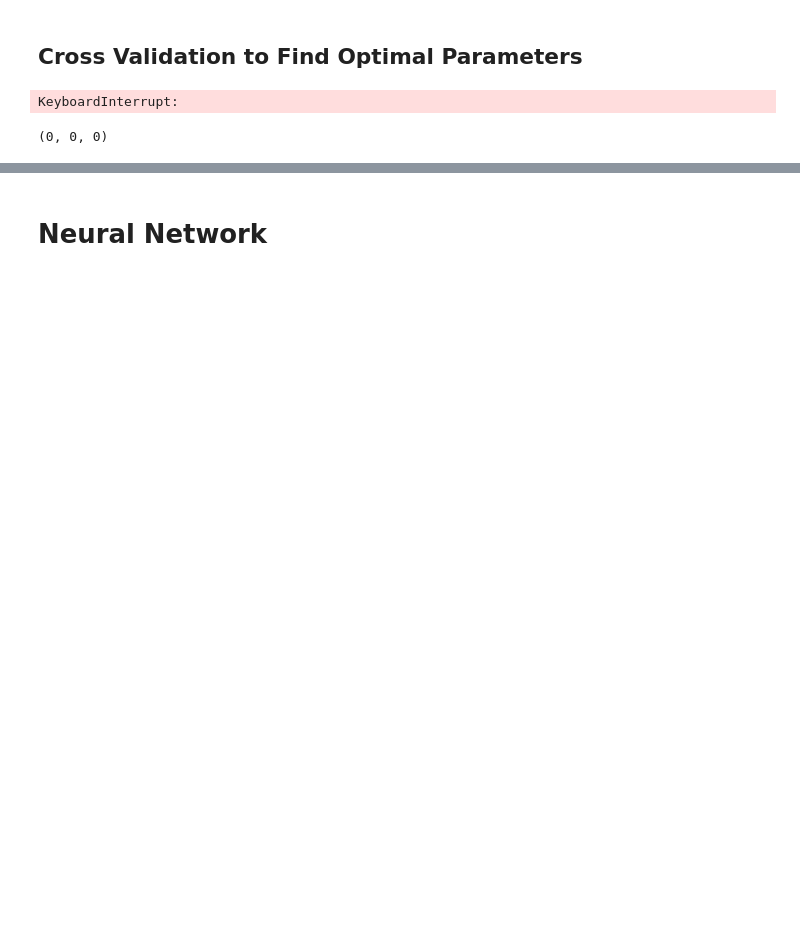
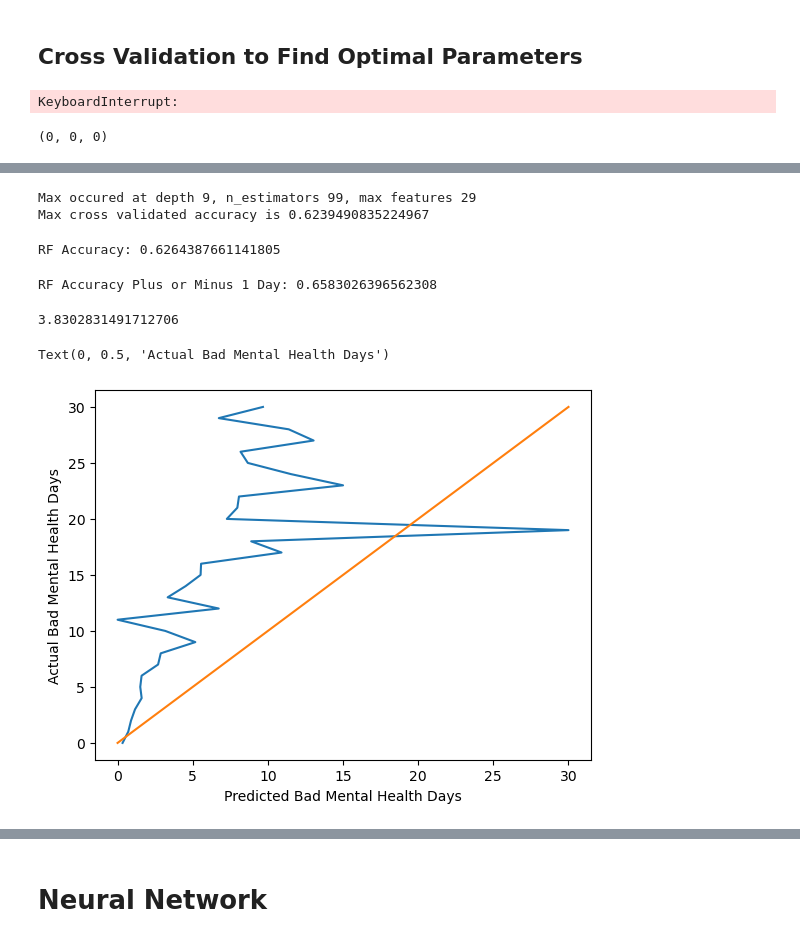
Before and after one commit to beauleblond/baddays, a Jupyter notebook: comparing_models.ipynb, the cells around one changed output, grey strips where cells are left out. Drawn from its saved outputs; the diff is of its cells as text; code cells hidden in the pictures; blank space fills up the shorter version.

```diff
--- a/comparing_models.ipynb
+++ b/comparing_models.ipynb
@@ -80,0 +100,23 @@ unravel_index(acc_cv.argmax(), acc_cv.shape)
+# %%
+#testing different values to find area to hone in on
+m_dep_array = [1,10,20,30,40,50,100,200]
+n_est_array = [1,10,20,30,40,50,100,200]
+m_feat_array=[1,10,20,30,40,50]
+
+acc_test = np.zeros((len(m_dep_array), len(n_est_array), len(m_feat_array)))
+acc_train = np.zeros((len(m_dep_array), len(n_est_array), len(m_feat_array)))
+acc_cv_digits = np.zeros((len(m_dep_array), len(n_est_array), len(m_feat_array)))
+
+for k in range(0,len(m_dep_array)):
+    for i in range(0,len(m_feat_array)):
+        for j in range(0, len(n_est_array)):
+          rf = RandomForestClassifier(max_depth=m_dep_array[k], n_estimators=n_est_array[j], max_features=m_feat_array[i], random_state=0)
+          acc_cv_digits[k, j, i] = cross_val_score(rf, X_train, y_train, cv=10).mean()
+          # Train
+          rf.fit(X_train, y_train)
+          # Apply to Validatio/Test Data
+          yhat_rf = rf.predict(X_test)
+          acc_test[k, j, i] = np.sum(yhat_rf == y_test)/len(y_test)
+          # Apply to Validatio/Test Data
+          yhat_rf = rf.predict(X_train)
+          acc_train[k, j, i] = np.sum(yhat_rf == y_train)/len(y_train)
@@ -80,0 +167,47 @@ unravel_index(acc_cv.argmax(), acc_cv.shape)
+# %%
+from numpy import unravel_index
+unravel_index = unravel_index(acc_cv_digits.argmax(), acc_cv_digits.shape)
+print("Max occured at depth "+ str(m_dep_array[unravel_index[0]])+ ", n_estimators "+ str(n_est_array[unravel_index[1]])+ ", max features "+str(m_feat_array[unravel_index[2]]))
+print("Max cross validated accuracy is " +str(acc_cv_digits[unravel_index]))
+# %% [output]
+Max occured at depth 9, n_estimators 99, max features 29
+Max cross validated accuracy is 0.6239490835224967
+# %%
+rf= RandomForestClassifier(max_depth=9, n_estimators=99, max_features=29, random_state=0)
+rf.fit(X_train, y_train)
+#put our info in the random classifier
+predictions = rf.predict(X_test)
+for prediction in predictions:
+    if prediction<0:
+        prediction==0
+    if prediction>30:
+        prediction==30
+acc_rf = np.sum(predictions==y_test)/len(y_test)
+print("RF Accuracy: "+str(acc_rf))
+# %% [output]
+RF Accuracy: 0.6264387661141805
+# %%
+rounded = y_test.astype(int)
+correct = (predictions==rounded+1) | (predictions==rounded) | (predictions==rounded-1)
+acc_one_day = np.mean(correct)
+print("RF Accuracy Plus or Minus 1 Day: " + str(acc_one_day))
+# %% [output]
+RF Accuracy Plus or Minus 1 Day: 0.6583026396562308
+# %%
+mae = np.mean(np.abs(predictions - y_test))
+mae
+# %% [output]
+3.8302831491712706
+# %%
+df_calibration = pd.DataFrame(predictions, columns=['predictions'])
+df_calibration['actual'] = y_test.values
+df_calibration = df_calibration.groupby('actual').mean()
+df_calibration = df_calibration.reset_index()
+plt.plot(df_calibration['predictions'], df_calibration['actual'])
+#plt.plot(df_calibration['predictions'], df_calibration['actual'])
+plt.plot(list(range(31)), list(range(31)))
+plt.xlabel("Predicted Bad Mental Health Days")
+plt.ylabel("Actual Bad Mental Health Days")
+# %% [output]
+Text(0, 0.5, 'Actual Bad Mental Health Days')
+[figure, added]
```
Also changed, not shown: parts of 60 cells of this notebook, 4 other files.
